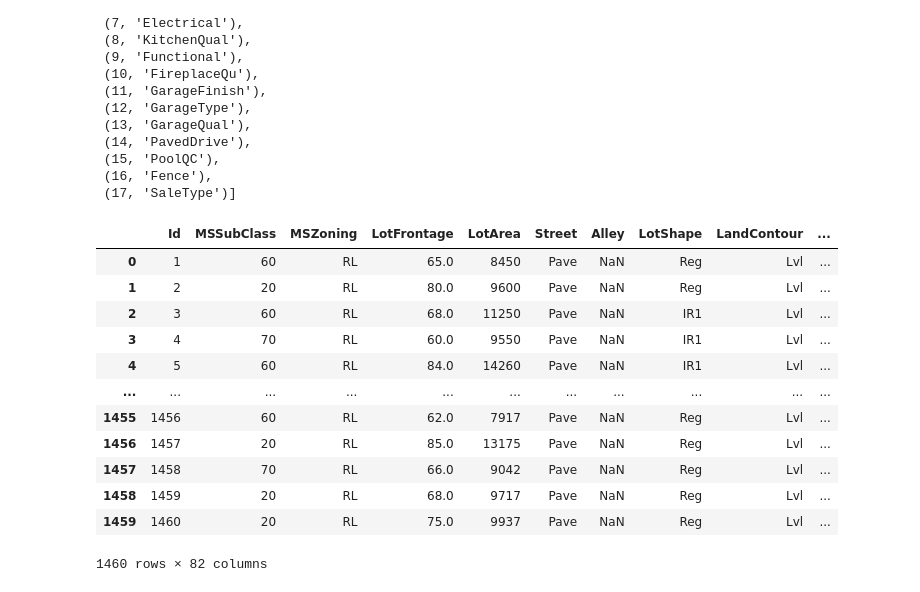
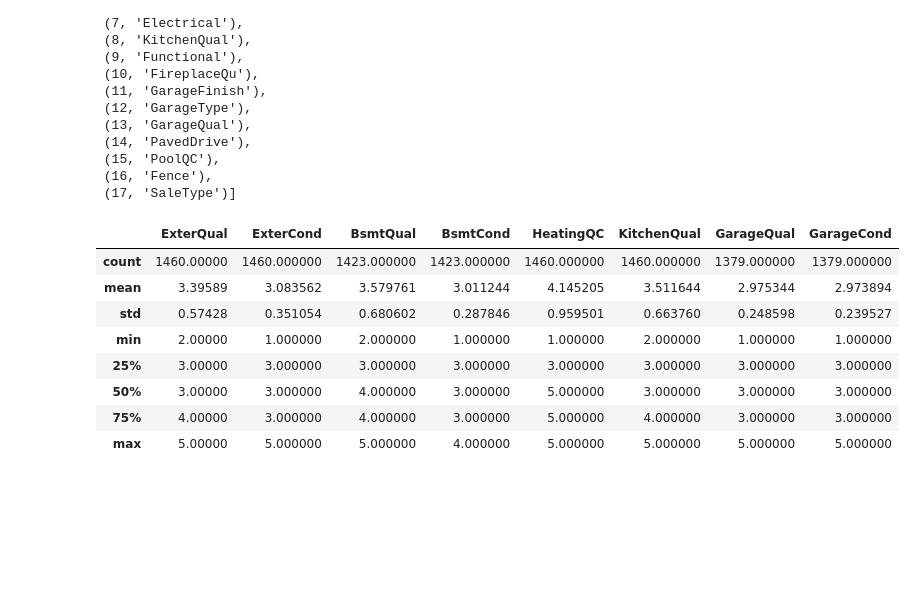
Before and after one commit to prateeksab/housingprices, a Jupyter notebook: Master_book.ipynb, the cells around one changed output. Saved outputs shown, nothing was run; the diff lists cells and outputs as text; code cells hidden in the pictures; blank space fills up the shorter version.

```diff
--- a/Master_book.ipynb
+++ b/Master_book.ipynb
@@ -32 +33,6 @@ df = pd.read_csv('train.csv')
+# %%
+df_train = pd.read_csv('train.csv')
+df_test= pd.read_csv('test.csv')
+#df = pd.concat([df_test,df_train])
+df = df_train
 # %%
@@ -377,7 +381,7 @@ list(enumerate(all_quality_features))
 # Quality variables with numerical scales
 quality_numerical_features = ['OverallQual','OverallCond']
 # Listing all columns that have ratings like good, excellent
-quality_scale_features_standard = ['ExterQual','ExterCond','BsmtQual','BsmtCond','HeatingQC','KitchenQual','FireplaceQu','GarageQual','GarageCond','PoolQC']
+quality_scale_features_standard = ['ExterQual','ExterCond','BsmtQual','BsmtCond','HeatingQC','KitchenQual','GarageQual','GarageCond']#,'FireplaceQu','PoolQC']
 # Listing all columns that have non standard ratings
 quality_scale_features_non_standard =['BsmtExposure','BsmtFinType1','BsmtFinType2','CentralAir','Electrical','Functional','GarageType','GarageFinish','PavedDrive','Fence']
 # Listing columns with categorical variables
@@ -390,20 +394,16 @@ continuous_features = ['LotFrontage','LotArea','YearBuilt','YearRemodAdd','MasVn
 # %%
 # Mapping conditions on a scale
 
 conditions_mapping = {'Ex':5,'Gd':4,'TA':3,'Fa':2,'Po':1,'NA':0}
 new_df = df.replace(conditions_mapping)
-new_df
+new_df[quality_scale_features_standard].describe()
 # %% [output]
-|  | Id | MSSubClass | MSZoning | LotFrontage | LotArea | Street | Alley | LotShape | LandContour | ... |
-| 0 | 1 | 60 | RL | 65.0 | 8450 | Pave | NaN | Reg | Lvl | ... |
-| 1 | 2 | 20 | RL | 80.0 | 9600 | Pave | NaN | Reg | Lvl | ... |
-| 2 | 3 | 60 | RL | 68.0 | 11250 | Pave | NaN | IR1 | Lvl | ... |
-| 3 | 4 | 70 | RL | 60.0 | 9550 | Pave | NaN | IR1 | Lvl | ... |
-| 4 | 5 | 60 | RL | 84.0 | 14260 | Pave | NaN | IR1 | Lvl | ... |
-| ... | ... | ... | ... | ... | ... | ... | ... | ... | ... | ... |
-| 1455 | 1456 | 60 | RL | 62.0 | 7917 | Pave | NaN | Reg | Lvl | ... |
-| 1456 | 1457 | 20 | RL | 85.0 | 13175 | Pave | NaN | Reg | Lvl | ... |
-| 1457 | 1458 | 70 | RL | 66.0 | 9042 | Pave | NaN | Reg | Lvl | ... |
-| 1458 | 1459 | 20 | RL | 68.0 | 9717 | Pave | NaN | Reg | Lvl | ... |
-| 1459 | 1460 | 20 | RL | 75.0 | 9937 | Pave | NaN | Reg | Lvl | ... |
+|  | ExterQual | ExterCond | BsmtQual | BsmtCond | HeatingQC | KitchenQual | GarageQual | GarageCond |
+| count | 1460.00000 | 1460.000000 | 1423.000000 | 1423.000000 | 1460.000000 | 1460.000000 | 1379.000000 | 1379.000000 |
+| mean | 3.39589 | 3.083562 | 3.579761 | 3.011244 | 4.145205 | 3.511644 | 2.975344 | 2.973894 |
+| std | 0.57428 | 0.351054 | 0.680602 | 0.287846 | 0.959501 | 0.663760 | 0.248598 | 0.239527 |
+| min | 2.00000 | 1.000000 | 2.000000 | 1.000000 | 1.000000 | 2.000000 | 1.000000 | 1.000000 |
+| 25% | 3.00000 | 3.000000 | 3.000000 | 3.000000 | 3.000000 | 3.000000 | 3.000000 | 3.000000 |
+| 50% | 3.00000 | 3.000000 | 4.000000 | 3.000000 | 5.000000 | 3.000000 | 3.000000 | 3.000000 |
+| 75% | 4.00000 | 3.000000 | 4.000000 | 3.000000 | 5.000000 | 4.000000 | 3.000000 | 3.000000 |
+| max | 5.00000 | 5.000000 | 5.000000 | 4.000000 | 5.000000 | 5.000000 | 5.000000 | 5.000000 |
-1460 rows × 82 columns
```
Also changed, not shown: parts of 17 cells of this notebook.
